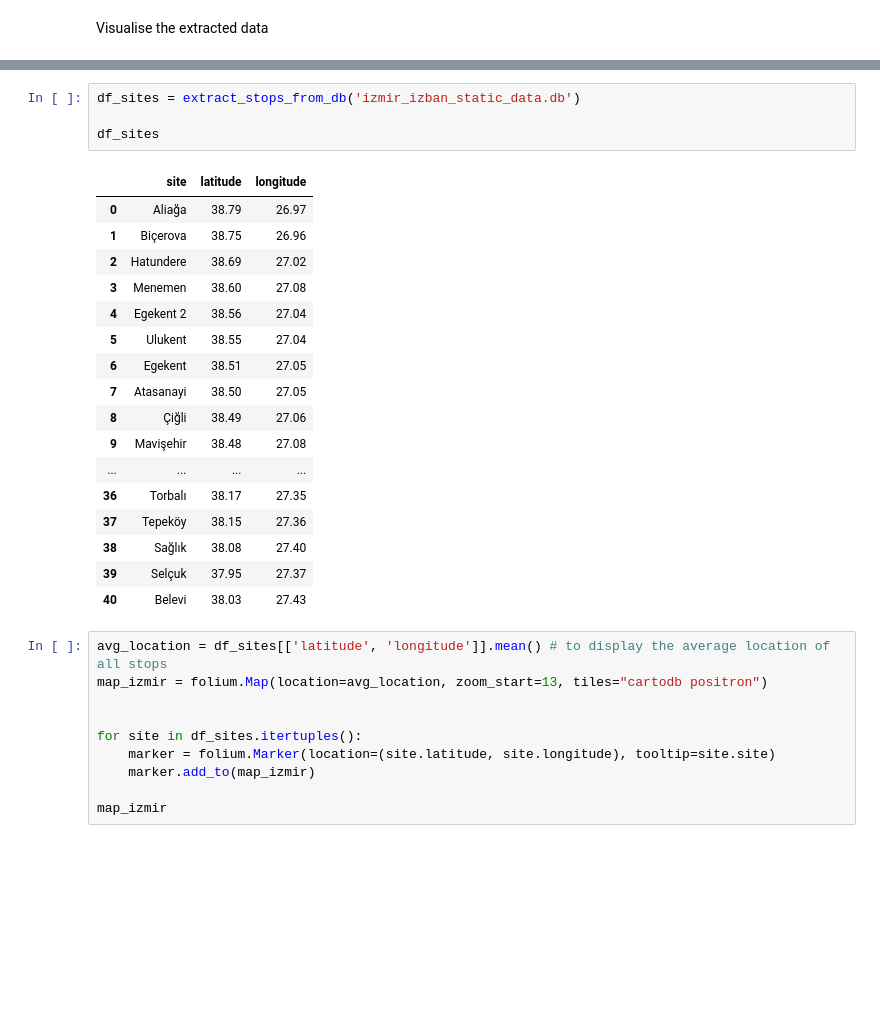
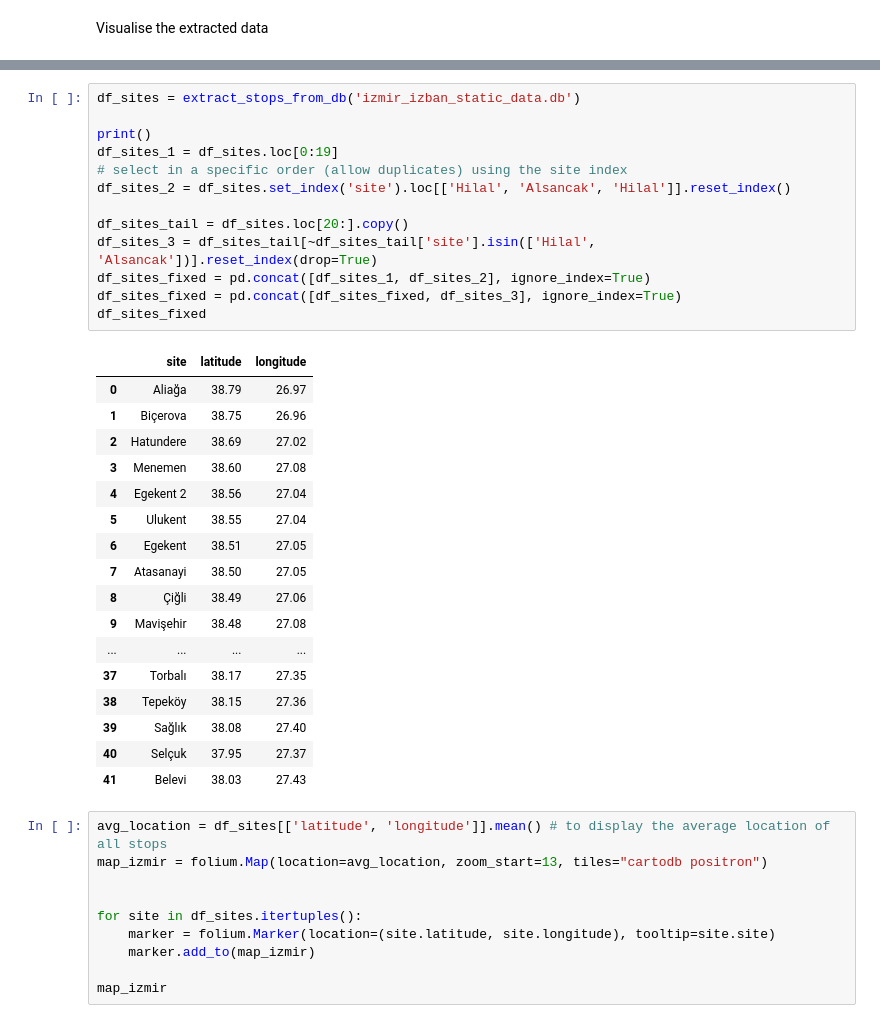
Before and after one commit to FireHawkss/Project-reliable-NMBS, a Jupyter notebook: Visualisation.ipynb, the cells around one changed output, grey strips where cells are left out. Drawn from its saved outputs; the diff is of its cells as text; blank space fills up the shorter version.

```diff
--- a/Visualisation.ipynb
+++ b/Visualisation.ipynb
@@ -39,25 +60,34 @@ Visualise the extracted data
 # %%
 df_sites = extract_stops_from_db('izmir_izban_static_data.db')
 
-df_sites
+print()
+df_sites_1 = df_sites.loc[0:19]
+# select in a specific order (allow duplicates) using the site index
+df_sites_2 = df_sites.set_index('site').loc[['Hilal', 'Alsancak', 'Hilal']].reset_index()
+
+df_sites_tail = df_sites.loc[20:].copy()
+df_sites_3 = df_sites_tail[~df_sites_tail['site'].isin(['Hilal', 'Alsancak'])].reset_index(drop=True)
+df_sites_fixed = pd.concat([df_sites_1, df_sites_2], ignore_index=True)
+df_sites_fixed = pd.concat([df_sites_fixed, df_sites_3], ignore_index=True)
+df_sites_fixed
 # %% [output]
 |  | site | latitude | longitude |
 | 0 | Aliağa | 38.79 | 26.97 |
 | 1 | Biçerova | 38.75 | 26.96 |
 | 2 | Hatundere | 38.69 | 27.02 |
 | 3 | Menemen | 38.60 | 27.08 |
 | 4 | Egekent 2 | 38.56 | 27.04 |
 | 5 | Ulukent | 38.55 | 27.04 |
 | 6 | Egekent | 38.51 | 27.05 |
 | 7 | Atasanayi | 38.50 | 27.05 |
 | 8 | Çiğli | 38.49 | 27.06 |
 | 9 | Mavişehir | 38.48 | 27.08 |
 | ... | ... | ... | ... |
-| 36 | Torbalı | 38.17 | 27.35 |
-| 37 | Tepeköy | 38.15 | 27.36 |
-| 38 | Sağlık | 38.08 | 27.40 |
-| 39 | Selçuk | 37.95 | 27.37 |
-| 40 | Belevi | 38.03 | 27.43 |
+| 37 | Torbalı | 38.17 | 27.35 |
+| 38 | Tepeköy | 38.15 | 27.36 |
+| 39 | Sağlık | 38.08 | 27.40 |
+| 40 | Selçuk | 37.95 | 27.37 |
+| 41 | Belevi | 38.03 | 27.43 |
 # %%
 avg_location = df_sites[['latitude', 'longitude']].mean() # to display the average location of all stops
 map_izmir = folium.Map(location=avg_location, zoom_start=13, tiles="cartodb positron")
```
Also changed, not shown: parts of 4 cells of this notebook.
